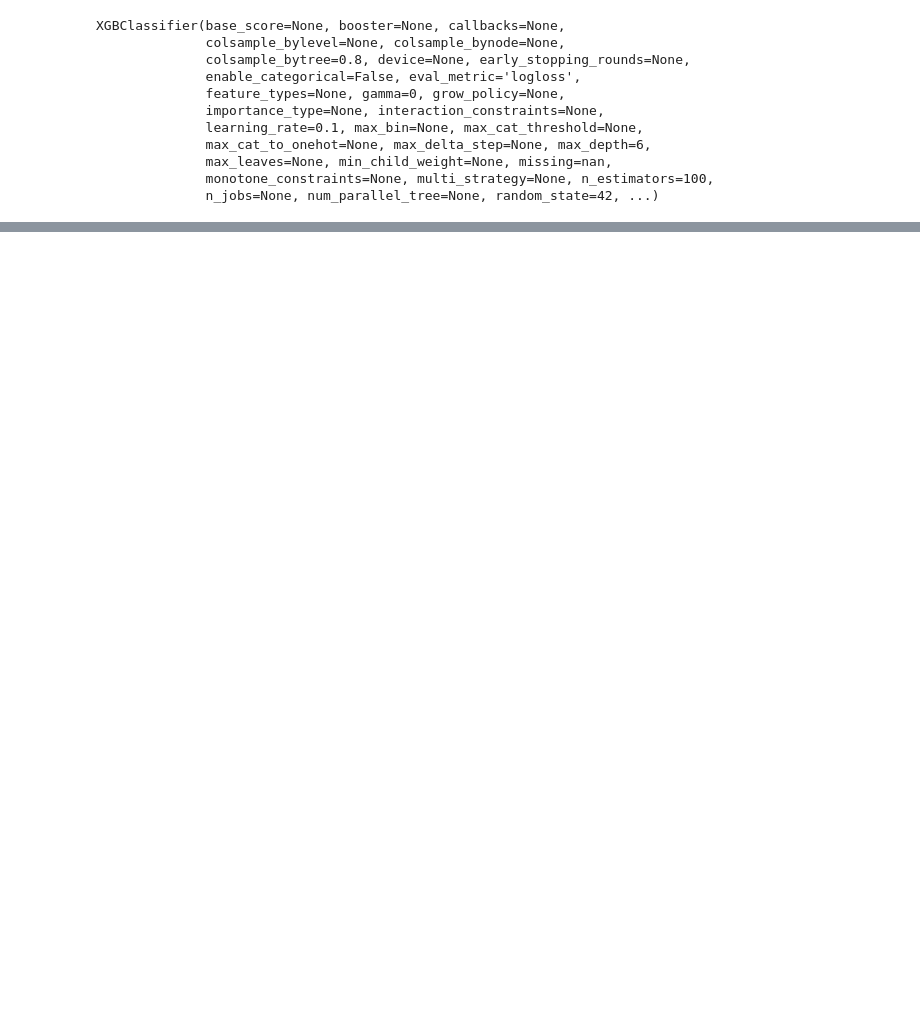
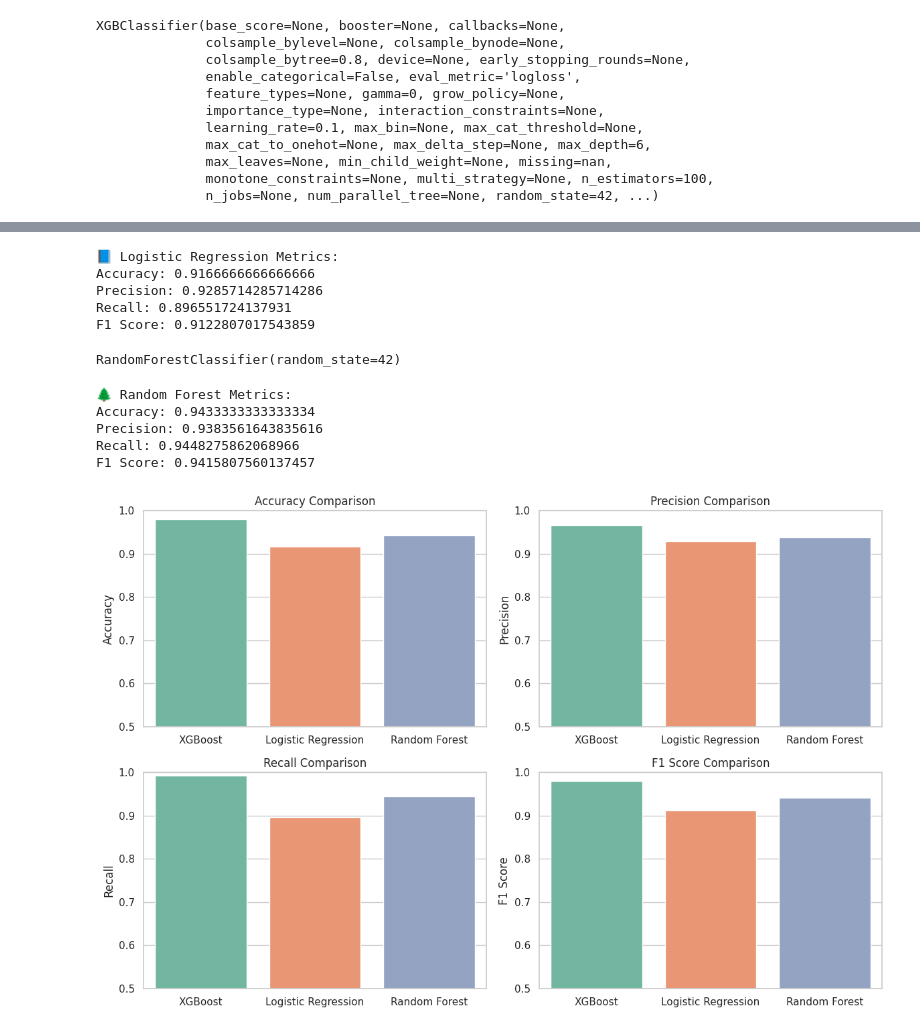
Before and after one commit to Aniket7773/CreditCardFraud, a Jupyter notebook: Credit_Card_Fraud_Detection.ipynb, the cells around one changed output, grey strips where cells are left out. Cells and saved outputs as stored; diff of their text form; code cells hidden in the pictures; blank space fills up the shorter version.

```diff
--- a/Credit_Card_Fraud_Detection.ipynb
+++ b/Credit_Card_Fraud_Detection.ipynb
@@ -158,0 +234,51 @@ weighted avg       0.73      0.73      0.73       300
+# %%
+# Predict
+from sklearn.metrics import accuracy_score, precision_score, recall_score, f1_score
+y_pred_logreg = model_logreg.predict(X_test)
+
+# Evaluate
+print("\n📘 Logistic Regression Metrics:")
+print("Accuracy:", accuracy_score(y_test, y_pred_logreg))
+print("Precision:", precision_score(y_test, y_pred_logreg))
+print("Recall:", recall_score(y_test, y_pred_logreg))
+print("F1 Score:", f1_score(y_test, y_pred_logreg))
+# %% [output]
+📘 Logistic Regression Metrics:
+Accuracy: 0.9166666666666666
+Precision: 0.9285714285714286
+Recall: 0.896551724137931
+F1 Score: 0.9122807017543859
+# %%
+from sklearn.ensemble import RandomForestClassifier
+
+# Initialize Random Forest model
+model_rf = RandomForestClassifier(
+    n_estimators=100,      # Number of trees in the forest
+    max_depth=None,        # Let trees expand fully unless specified
+    min_samples_split=2,   # Minimum samples to split a node
+    min_samples_leaf=1,    # Minimum samples at a leaf node
+    max_features='sqrt',   # Number of features to consider at each split
+    bootstrap=True,        # Use bootstrap samples
+    random_state=42        # For reproducibility
+)
+
+# Train the model
+model_rf.fit(X_train, y_train)
+# %% [output]
+RandomForestClassifier(random_state=42)
+# %%
+# Predict
+y_pred_rf = model_rf.predict(X_test)
+
+# Evaluate
+print("\n🌲 Random Forest Metrics:")
+print("Accuracy:", accuracy_score(y_test, y_pred_rf))
+print("Precision:", precision_score(y_test, y_pred_rf))
+print("Recall:", recall_score(y_test, y_pred_rf))
+print("F1 Score:", f1_score(y_test, y_pred_rf))
+# %% [output]
+🌲 Random Forest Metrics:
+Accuracy: 0.9433333333333334
+Precision: 0.9383561643835616
+Recall: 0.9448275862068966
+F1 Score: 0.9415807560137457
@@ -158,0 +308,28 @@ weighted avg       0.73      0.73      0.73       300
+# %%
+# Create DataFrame for easier plotting
+comparison_df = pd.DataFrame({
+    'Model': models,
+    'Accuracy': accuracies,
+    'Precision': precisions,
+    'Recall': recalls,
+    'F1 Score': f1_scores
+})
+# %%
+# Set plot style
+sns.set(style="whitegrid")
+plt.figure(figsize=(12, 8))
+
+# Plot each metric
+metrics = ['Accuracy', 'Precision', 'Recall', 'F1 Score']
+for i, metric in enumerate(metrics, 1):
+    plt.subplot(2, 2, i)
+    sns.barplot(data=comparison_df, x='Model', y=metric, palette='Set2')
+    plt.title(f'{metric} Comparison')
+    plt.ylim(0.5, 1.0)  # Adjust as needed
+    plt.ylabel(metric)
+    plt.xlabel('')
+
+plt.tight_layout()
+plt.show()
+# %% [output]
+[figure, added]
```
Also changed, not shown: parts of 12 cells of this notebook.
